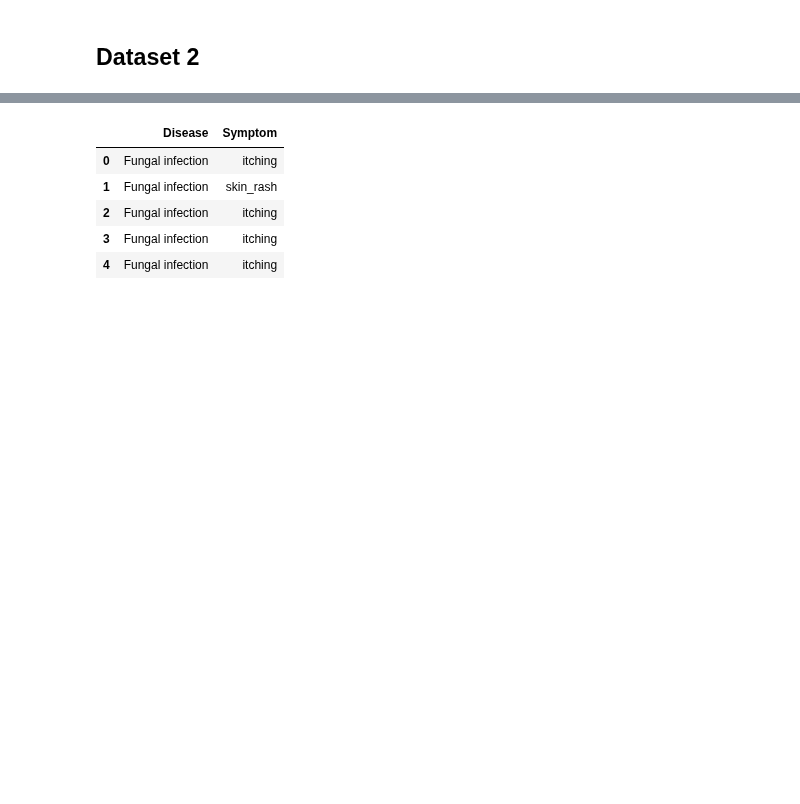
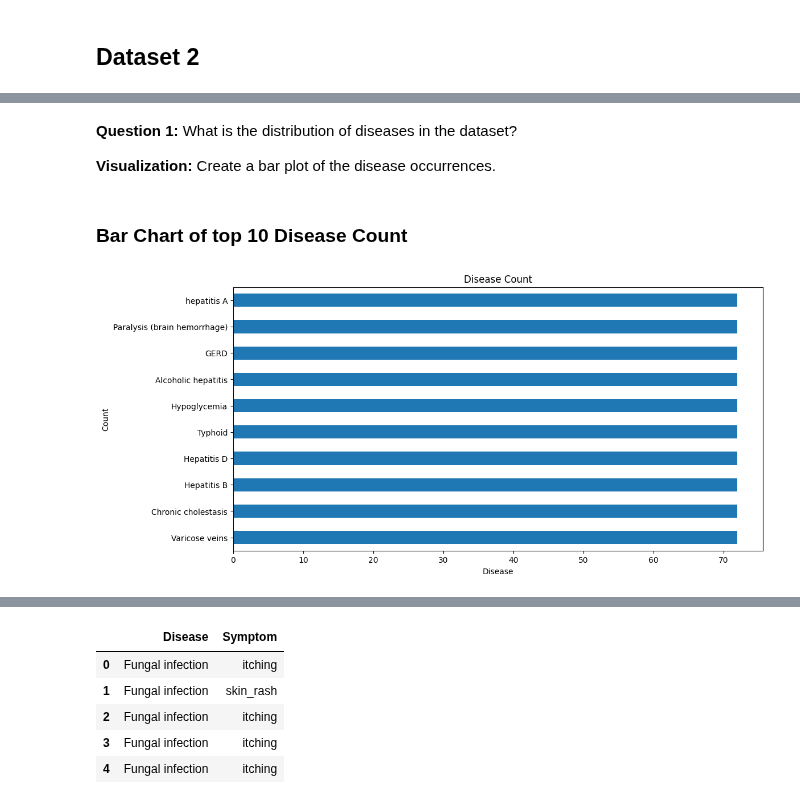
Before and after one commit to disease-outbreak/disease-outbreak, a Jupyter notebook: final_report_symptoms.ipynb, the cells around one changed output, grey strips where cells are left out. Saved outputs shown, nothing was run; the diff lists cells and outputs as text; code cells hidden in the pictures; blank space fills up the shorter version.

```diff
--- a/final_report_symptoms.ipynb
+++ b/final_report_symptoms.ipynb
@@ -81,0 +59,15 @@ df.head()
+# %%
+# Convert symptom columns to string type for consistent data type
+df[df.columns[1:]] = df[df.columns[1:]].astype(str)
+
+# One-hot encode each symptom column and aggregate the result to remove duplicates
+encoded_list = [pd.get_dummies(df[col], prefix="", prefix_sep="") for col in df.columns[1:]]
+encoded_df = pd.concat(encoded_list, axis=1)
+encoded_df = encoded_df.groupby(encoded_df.columns, axis=1).sum().clip(upper=1)
+
+# Concatenate the Disease column with the aggregated symptoms
+df_final = pd.concat([df["Disease"], encoded_df], axis=1)
+# Replace any string 'nan' or NaN values with genuine NaN
+df_final = df_final.drop(columns='nan')
+
+df_final.shape
@@ -81,0 +88,5 @@ df.head()
+# %%
+# For binary/multi-class classification
+train, temp = train_test_split(df_final, test_size=0.4, stratify=df_final['Disease'], random_state=42)
+val, test = train_test_split(temp, test_size=0.5, stratify=temp['Disease'], random_state=42)
+train.shape, val.shape, test.shape
@@ -81,0 +123,15 @@ df.head()
+# %% [markdown]
+**Question 1:** What is the distribution of diseases in the dataset?
+
+**Visualization:** Create a bar plot of the disease occurrences.
+# %% [markdown]
+ ### Bar Chart of top 10 Disease Count
+# %%
+disease_counts = train['Disease'].value_counts().tail(10)
+disease_counts.plot(kind='barh', figsize=(12, 6))
+plt.title("Disease Count")
+plt.ylabel("Count")
+plt.xlabel("Disease")
+plt.show()
+# %% [output]
+[figure, added]
```
Also changed, not shown: parts of 46 cells of this notebook, 2 other files.
